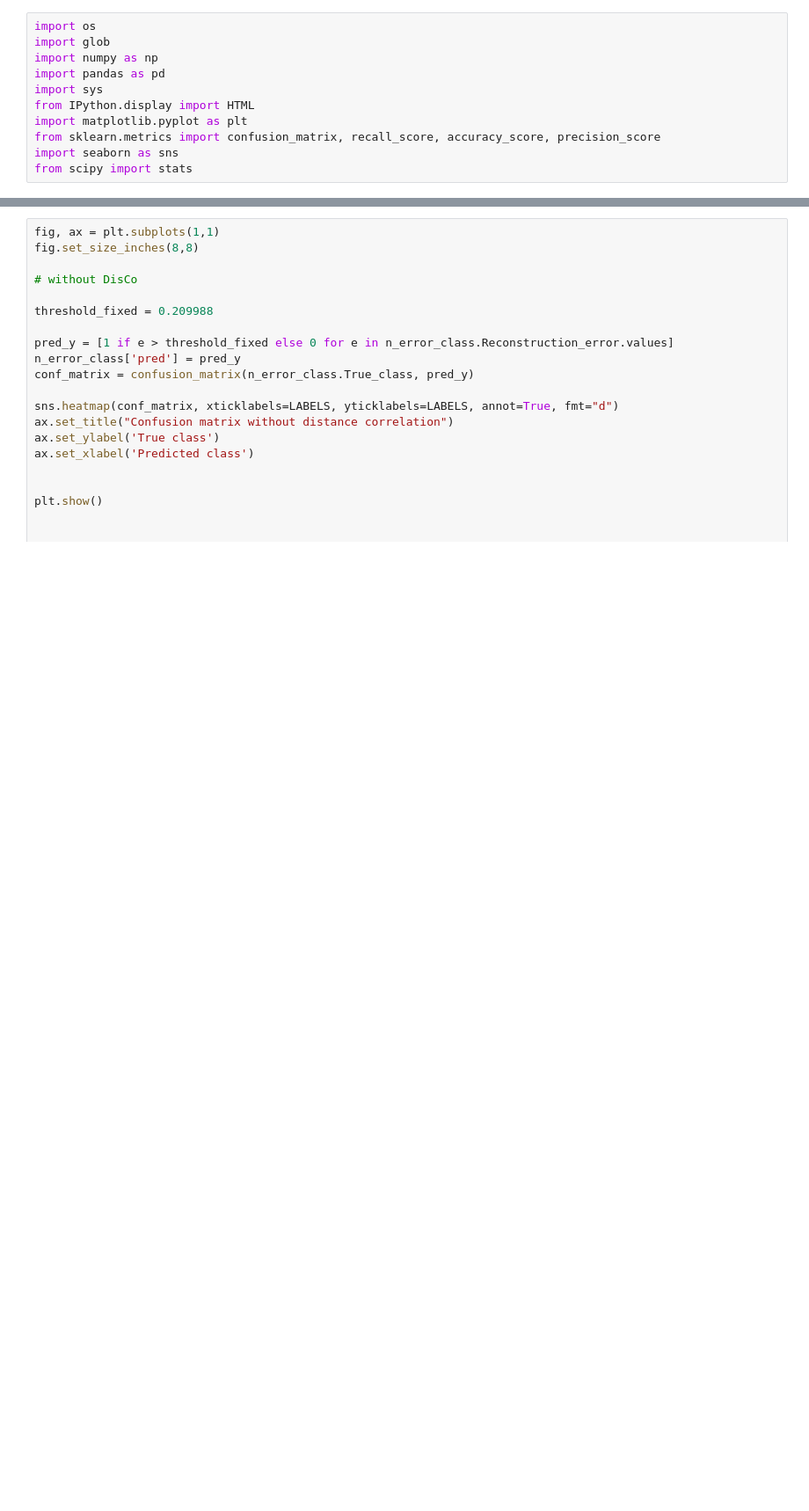
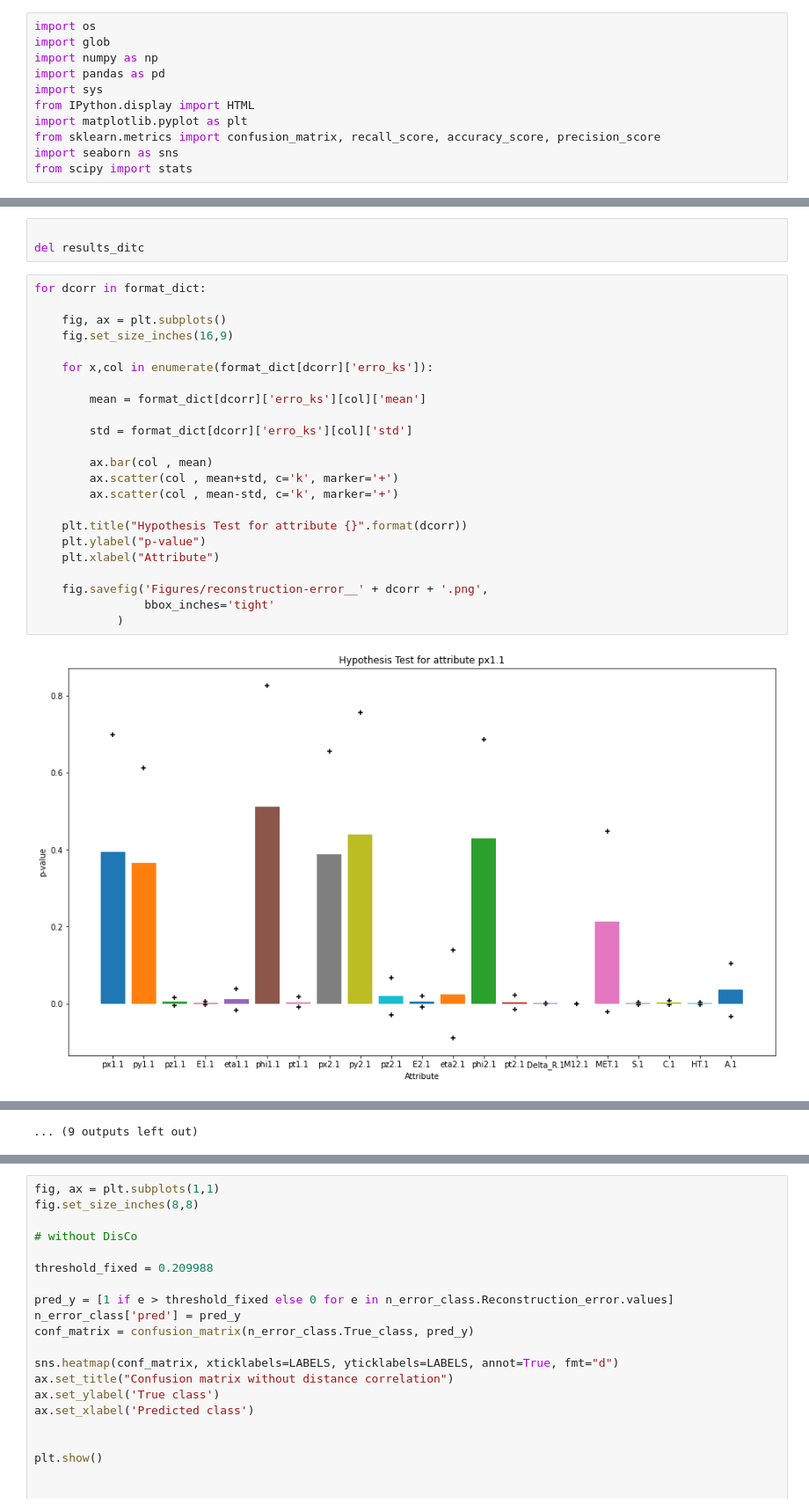
Before and after one commit to Esterci/Learning, a Jupyter notebook: Python/Anomaly_Detection/hyper_parameters_study/results_analyses.ipynb, the cells around one changed output, grey strips where cells are left out. Shown: that part at 88% size. Drawn from its saved outputs; the diff is of its cells as text; blank space fills up the shorter version.

```diff
--- a/Python/Anomaly_Detection/hyper_parameters_study/results_analyses.ipynb
+++ b/Python/Anomaly_Detection/hyper_parameters_study/results_analyses.ipynb
@@ -144,0 +232,28 @@ fig.savefig('Figures/reconstruction-error__.png',
+# %%
+
+del results_ditc
+# %%
+for dcorr in format_dict:
+
+    fig, ax = plt.subplots()
+    fig.set_size_inches(16,9)
+
+    for x,col in enumerate(format_dict[dcorr]['erro_ks']):
+
+        mean = format_dict[dcorr]['erro_ks'][col]['mean']
+
+        std = format_dict[dcorr]['erro_ks'][col]['std']
+
+        ax.bar(col , mean)
+        ax.scatter(col , mean+std, c='k', marker='+')
+        ax.scatter(col , mean-std, c='k', marker='+')
+
+    plt.title("Hypothesis Test for attribute {}".format(dcorr))
+    plt.ylabel("p-value")
+    plt.xlabel("Attribute")
+
+    fig.savefig('Figures/reconstruction-error__' + dcorr + '.png',
+                bbox_inches='tight'
+            )
+# %% [output]
+[figure, added]
@@ -145 +271,2 @@ fig.savefig('Figures/reconstruction-error__.png',
+... (9 outputs left out)
 # %%
```
Also changed, not shown: parts of 12 cells of this notebook.
